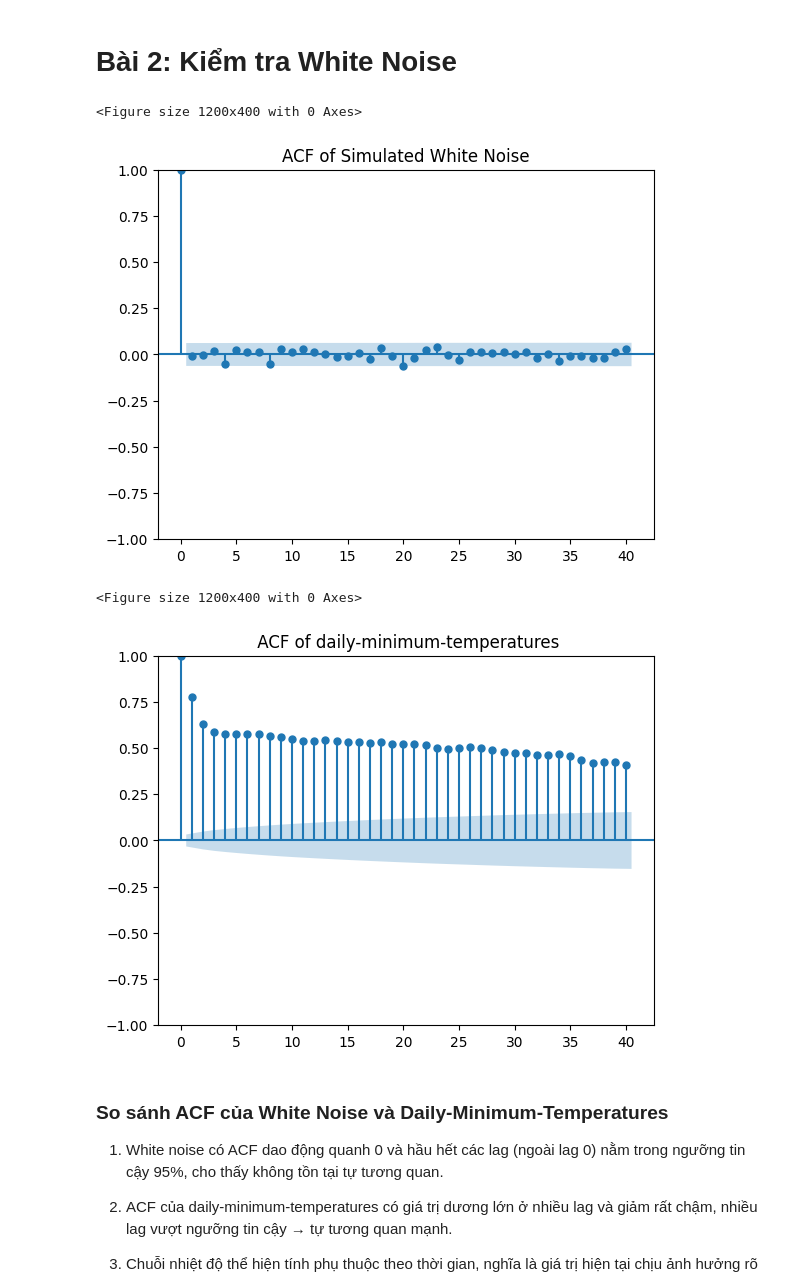
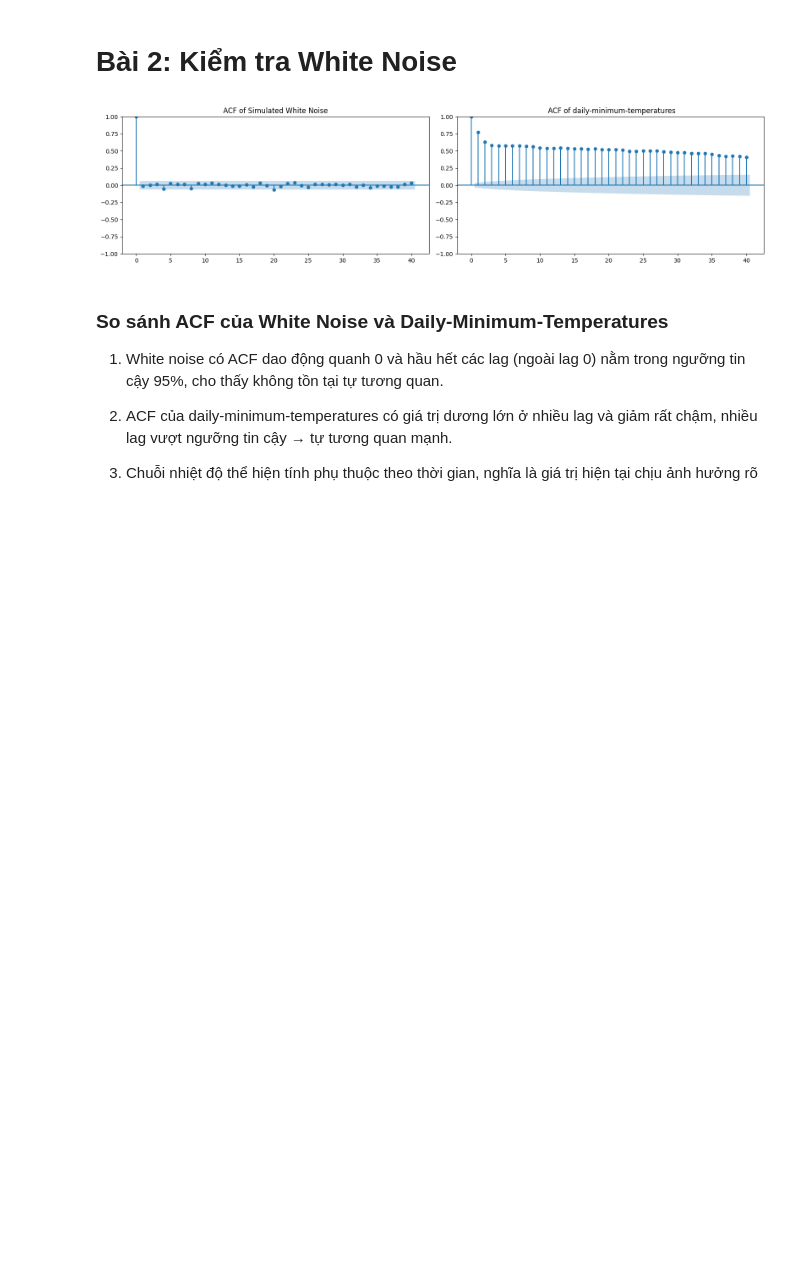
Before and after one commit to 208dongpha/Time-Series, a Jupyter notebook: chapter2/chap2.ipynb, the cells around one changed output. Cells and saved outputs as stored; diff of their text form; code cells hidden in the pictures; blank space fills up the shorter version.

```diff
--- a/chapter2/chap2.ipynb
+++ b/chapter2/chap2.ipynb
@@ -90,19 +88,16 @@ white_noise = np.random.normal(loc=0, scale=1, size=1000)
 wn_series = pd.Series(white_noise)
 # %%
 # Vẽ ACF cuủa WhiteNoise (kiểm tra 40 lags)
-plt.figure(figsize=(12,4))
-plot_acf(wn_series, lags=40, title="ACF of Simulated White Noise")
-plt.show()
+fig, ax = plt.subplots(1,2, figsize=(16,4))
+plot_acf(wn_series, lags=40, title="ACF of Simulated White Noise", ax=ax[0])
 
 # ACF của chuỗi daily-minimum-temperatures
-plt.figure(figsize=(12,4))
-plot_acf(df, lags=40, title=" ACF of daily-minimum-temperatures")
+plot_acf(df, lags=40, title=" ACF of daily-minimum-temperatures", ax=ax[1])
+
+plt.tight_layout()
 plt.show()
 # %% [output]
-<Figure size 1200x400 with 0 Axes>
-[figure, old version]
+[figure, new version]
-<Figure size 1200x400 with 0 Axes>
-[figure, removed]
 # %% [markdown]
 ### So sánh ACF của White Noise và Daily-Minimum-Temperatures
 
```
Also changed, not shown: parts of 6 cells of this notebook, 2 other files.
